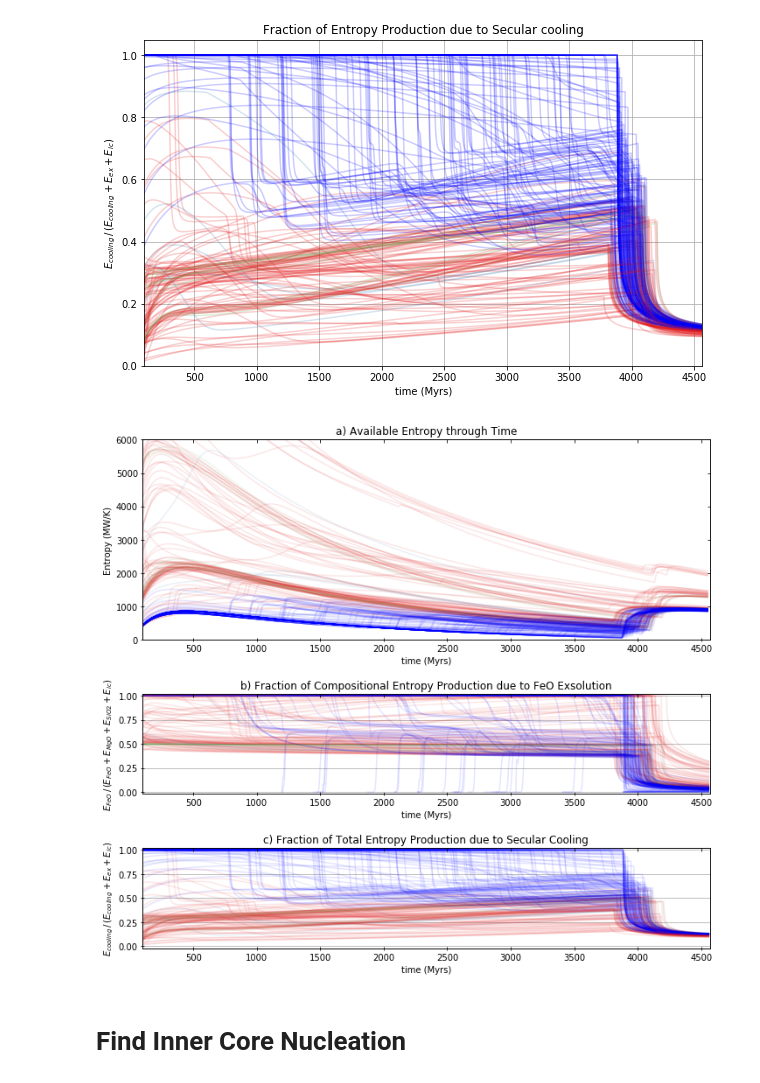
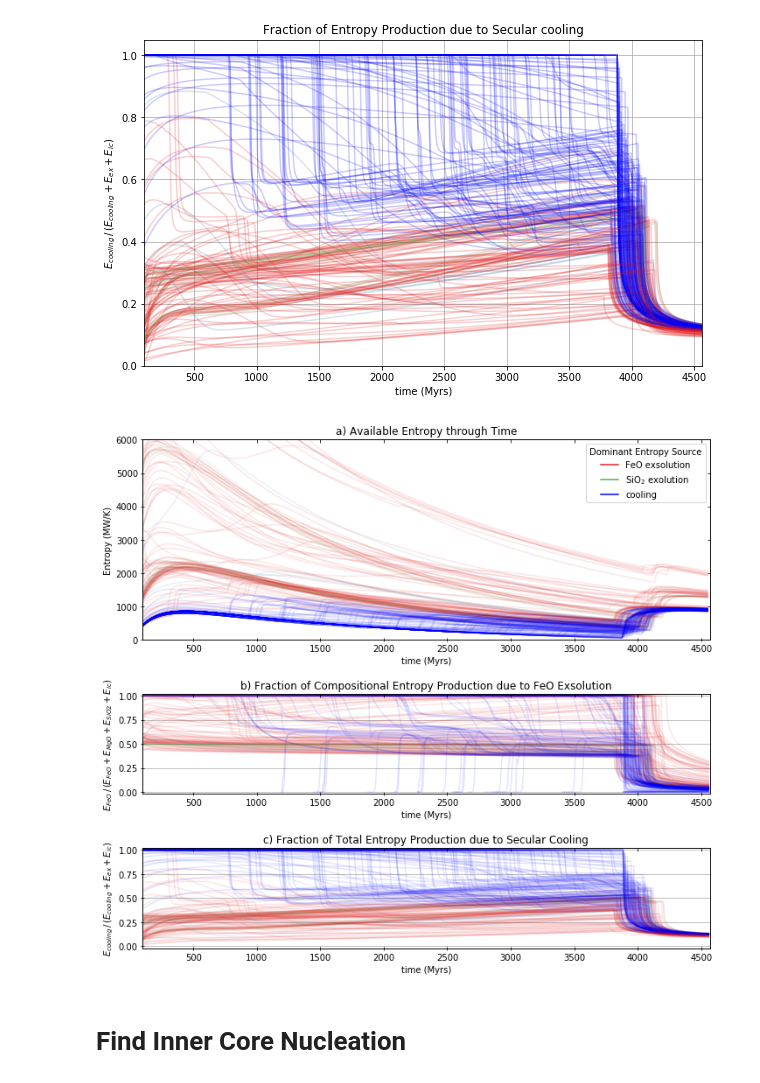
Before and after one commit to nknezek/MgSi-Exsolution, a Jupyter notebook: figures/Entropy Figures.ipynb, the cells around one changed output. Drawn from its saved outputs; the diff is of its cells as text; code cells hidden in the pictures.

```diff
--- a/figures/Entropy Figures.ipynb
+++ b/figures/Entropy Figures.ipynb
@@ -226,6 +245,10 @@ for t_plt, params,_ in all_ents:
     tp, ep = remove_outliers(t_plt/Myrs,params.Ephi/Cent, percent=0.05, N=5)
     plt.plot(tp,ep, '-',color=color, alpha=alpha)
 
+fline = mpl.lines.Line2D([],[],color=fcolor)
+sline = mpl.lines.Line2D([],[],color=scolor)
+coolline = mpl.lines.Line2D([],[],color='blue')
+plt.legend(loc='upper right',handles=[fline,sline,coolline],labels=['FeO exsolution','SiO$_2$ exolution','cooling'], title='Dominant Entropy Source')
 plt.ylim(0,6000)
 plt.xlim(100,4.568e3)
 plt.xlabel('time (Myrs)')
@@ -271,34 +294,34 @@ axt.set_xlim(ax.get_xlim())
 # axr.set_yticklabels([])
 # axr.set_ylim(ax.get_ylim())
 # axr.set_yticks(ax.get_yticks())
 
 ax = plt.subplot(gs[2])
 for i,(t_plt, params,_) in enumerate(all_ents):
     Es_frac = params.Es/(params.Es+params.Eic+params.Eex)
     plt.plot(t_plt/Myrs, Es_frac, color=colors[i], alpha=alpha)
 plt.ylim(0-ep,1+ep)
 plt.xlim(100,4.568e3)
 plt.xlabel('time (Myrs)')
 plt.ylabel(r'$E_{cooling} \,/\, (E_{cooling} + E_{ex} + E_{ic})$')
 plt.title('c) Fraction of Total Entropy Production due to Secular Cooling')
 plt.grid(axis='y')
 axt = ax.twiny()
 # axr = ax.twinx()
 ax.tick_params()
 ax.tick_params(bottom=True, left=True, direction='inout')
 axt.tick_params(top=True, direction='in')
 # axr.tick_params(right=True, direction='in')
 axt.set_xticklabels([])
 axt.set_xticks(ax.get_xticks())
 axt.set_xlim(ax.get_xlim())
 # axr.set_yticklabels([])
 # axr.set_ylim(ax.get_ylim())
 # axr.set_yticks(ax.get_yticks())
 
 plt.tight_layout()
 plt.savefig('figure3_colors.pdf')
 # %% [output]
-[figure, old version]
+[figure, new version]
 # %% [markdown]
 # Find Inner Core Nucleation
 # %%
```
Also changed, not shown: parts of 9 cells of this notebook, 8 other files.
